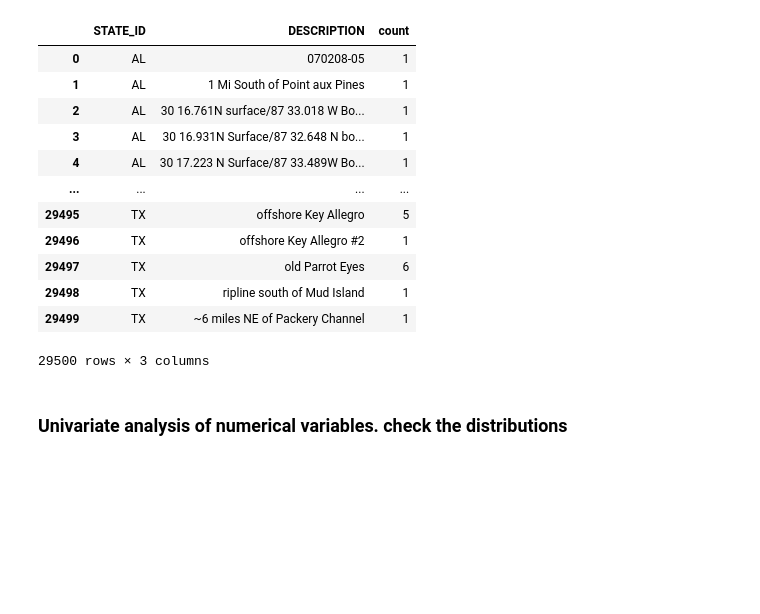
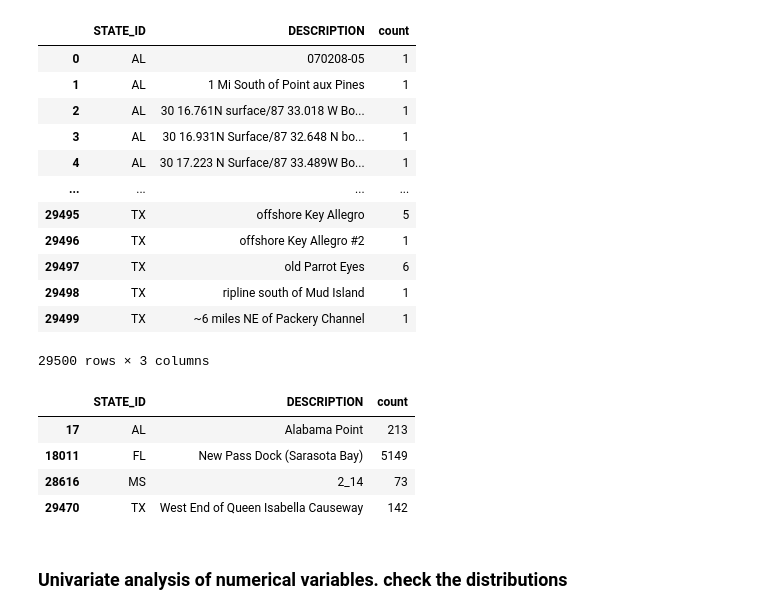
Before and after one commit to btokoli/Spotting-the-Unseen-Anomaly-Detection-in-Water-Quality-for-Early-Algal-Bloom-Warnings, a Jupyter notebook: analysis.ipynb, the cells around one changed output. Drawn from its saved outputs; the diff is of its cells as text; code cells hidden in the pictures; blank space fills up the shorter version.

```diff
--- a/analysis.ipynb
+++ b/analysis.ipynb
@@ -313,6 +313,17 @@ location_count_by_state
 | 29498 | TX | ripline south of Mud Island | 1 |
 | 29499 | TX | ~6 miles NE of Packery Channel | 1 |
 29500 rows × 3 columns
+# %%
+#Getting the locations with the highest counts by state
+
+max_location= location_count_by_state.loc[location_count_by_state.groupby("STATE_ID")['count'].idxmax()]
+max_location
+# %% [output]
+|  | STATE_ID | DESCRIPTION | count |
+| 17 | AL | Alabama Point | 213 |
+| 18011 | FL | New Pass Dock (Sarasota Bay) | 5149 |
+| 28616 | MS | 2_14 | 73 |
+| 29470 | TX | West End of Queen Isabella Causeway | 142 |
 # %% [markdown]
 ### Univariate analysis of numerical variables. check the distributions
 # %% [markdown]
```
